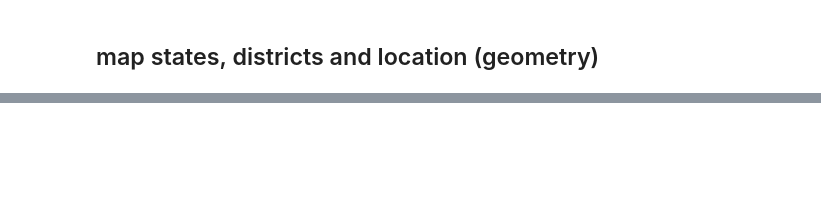
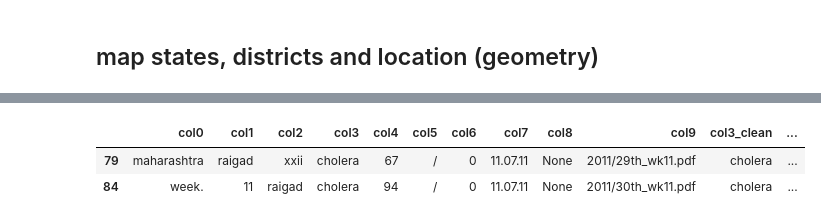
Before and after one commit to alexvmt/cholera_risk_modeling, a Jupyter notebook: preprocess_cholera_outbreaks.ipynb, the cells around one changed output, grey strips where cells are left out. Drawn from its saved outputs; the diff is of its cells as text; code cells hidden in the pictures; blank space fills up the shorter version.

```diff
--- a/preprocess_cholera_outbreaks.ipynb
+++ b/preprocess_cholera_outbreaks.ipynb
@@ -155,3 +317,3 @@ outbreaks['start_date_month'] = outbreaks.start_date.apply(lambda x: x.split('.'
-# %%
-outbreaks['start_date_month'] = outbreaks.start_date_month.str.pad(2, side='left',fillchar='0')
+# %%
+outbreaks['month'] = outbreaks.month.astype(np.int64)
 # %%
@@ -161,4 +327,4 @@ outbreaks.shape
 # %%
-outbreaks = outbreaks[outbreaks.start_date_year.isin(years)].copy().reset_index(drop=True)
+outbreaks = outbreaks[outbreaks.year.isin(years)].copy().reset_index(drop=True)
 # %%
 outbreaks.shape
@@ -184,2 +350,0 @@ seasons = {'01': 'winter',
-# %%
-outbreaks['season'] = outbreaks.start_date_month.map(seasons)
@@ -336,3 +599,7 @@ outbreaks[(outbreaks.district == 'bijapur') & (outbreaks.start_date_month == '08
 # %%
-outbreaks[(outbreaks.district == 'raigarh') & (outbreaks.start_date_month == '07')] # maharashtra
+outbreaks[(outbreaks.district == 'raigarh') & (outbreaks.month == 7)] # maharashtra
+# %% [output]
+|  | col0 | col1 | col2 | col3 | col4 | col5 | col6 | col7 | col8 | col9 | col3_clean | ... |
+| 79 | maharashtra | raigad | xxii | cholera | 67 | / | 0 | 11.07.11 | None | 2011/29th_wk11.pdf | cholera | ... |
+| 84 | week. | 11 | raigad | cholera | 94 | / | 0 | 11.07.11 | None | 2011/30th_wk11.pdf | cholera | ... |
 # %%
```
Also changed, not shown: parts of 57 cells of this notebook, 1 other file.
